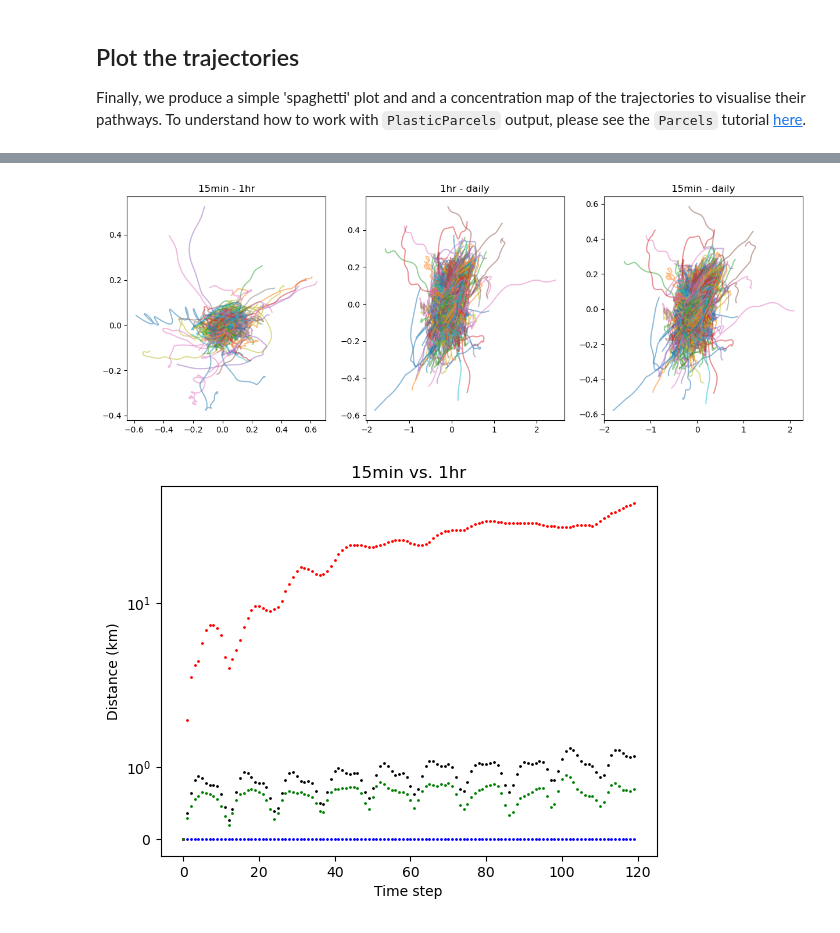
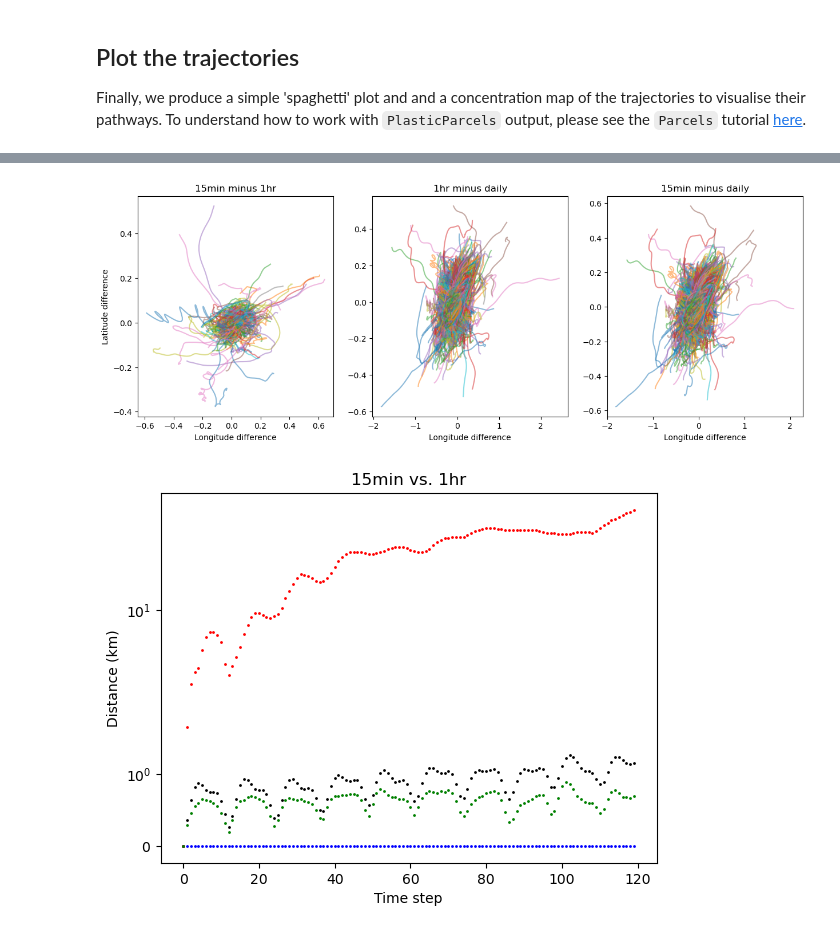
Before and after one commit to Parcels-code/plasticparcels, a Jupyter notebook: docs/examples/example_copernicusmarine_NWS.ipynb, the cells around one changed output, grey strips where cells are left out. Saved outputs shown, nothing was run; the diff lists cells and outputs as text; code cells hidden in the pictures.

```diff
--- a/docs/examples/example_copernicusmarine_NWS.ipynb
+++ b/docs/examples/example_copernicusmarine_NWS.ipynb
@@ -218,15 +219,19 @@ plt.show()
 # %%
 # Diff plot
 fig, axs = plt.subplots(1,3, figsize=(15,5))
-axs[0].set_title('15min - 1hr')
+axs[0].set_title('15min minus 1hr')
+axs[0].set_ylabel('Latitude difference')
+axs[0].set_xlabel('Longitude difference')
 im1 = axs[0].plot(ds_15min['lon'].T.values[:120] - ds_1hr['lon'].T.values, ds_15min['lat'].T.values[:120] - ds_1hr['lat'].T.values, alpha=0.5)
-axs[1].set_title('1hr - daily')
+axs[1].set_title('1hr minus daily')
+axs[1].set_xlabel('Longitude difference')
 im3 = axs[1].plot(ds_1hr['lon'].T.values[:97] - ds_daily['lon'].T.values, ds_1hr['lat'].T.values[:97] - ds_daily['lat'].T.values, alpha=0.5)
-axs[2].set_title('15min - daily')
+axs[2].set_title('15min minus daily')
+axs[2].set_xlabel('Longitude difference')
 im5 = axs[2].plot(ds_15min['lon'].T.values[:97] - ds_daily['lon'].T.values, ds_15min['lat'].T.values[:97] - ds_daily['lat'].T.values, alpha=0.5)
 plt.show()
 # %% [output]
-[figure, old version]
+[figure, new version]
 # %%
 def distance(lat1, lon1, lat2, lon2):
     R = 6371e3  # metres
```
Also changed, not shown: parts of 1 cell of this notebook.
